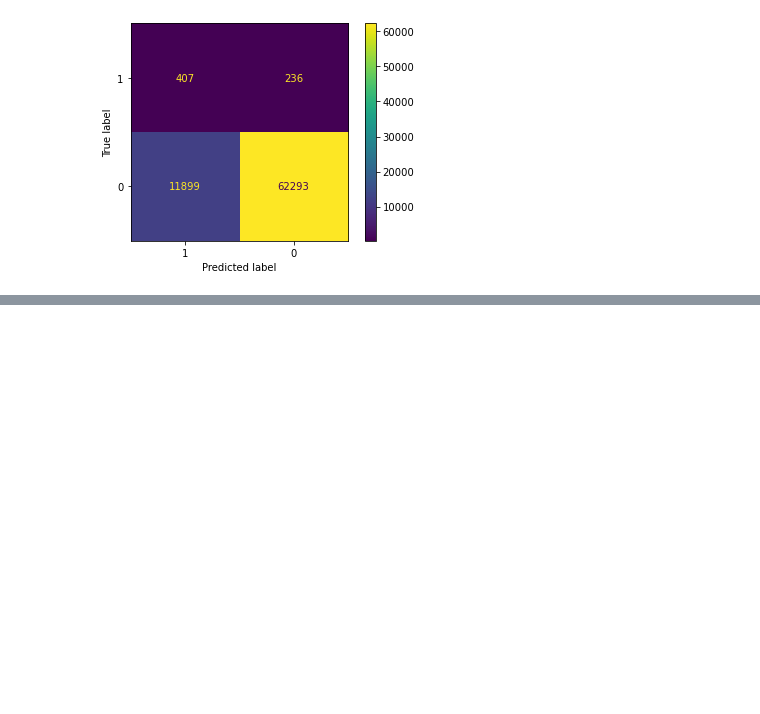
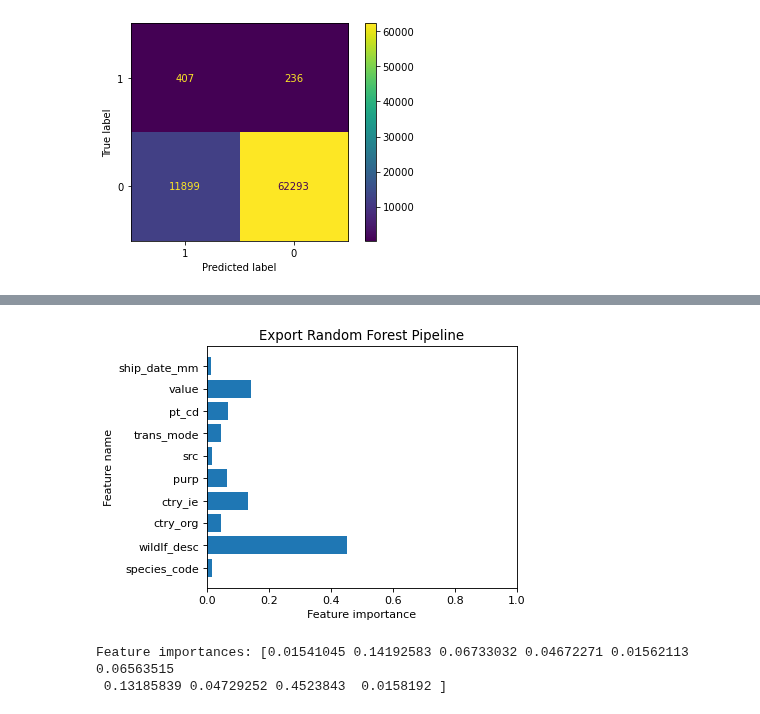
Before and after one commit to YinterestingProjects/milestone_2, a Jupyter notebook: modeling/5_tuning_export_DecisionTree2.ipynb, the cells around one changed output, grey strips where cells are left out. Saved outputs shown, nothing was run; the diff lists cells and outputs as text; code cells hidden in the pictures; blank space fills up the shorter version.

```diff
--- a/modeling/5_tuning_export_DecisionTree2.ipynb
+++ b/modeling/5_tuning_export_DecisionTree2.ipynb
@@ -211,0 +239,12 @@ Random Forest (best model)
+# %%
+plt.figure(figsize=(5,4), dpi=80)
+plot_feature_importances(rf_pipe.best_estimator_.named_steps['clf'], feature_cols)
+plt.title('Export Random Forest Pipeline')
+plt.xlim(0, 1)
+if outputs:
+    plt.show()
+    print('Feature importances: {}'.format(rf_pipe.best_estimator_.named_steps['clf'].feature_importances_[::-1]))
+# %% [output]
+[figure, added]
+Feature importances: [0.01541045 0.14192583 0.06733032 0.04672271 0.01562113 0.06563515
+ 0.13185839 0.04729252 0.4523843  0.0158192 ]
```
Also changed, not shown: parts of 9 cells of this notebook, 8 other files.
